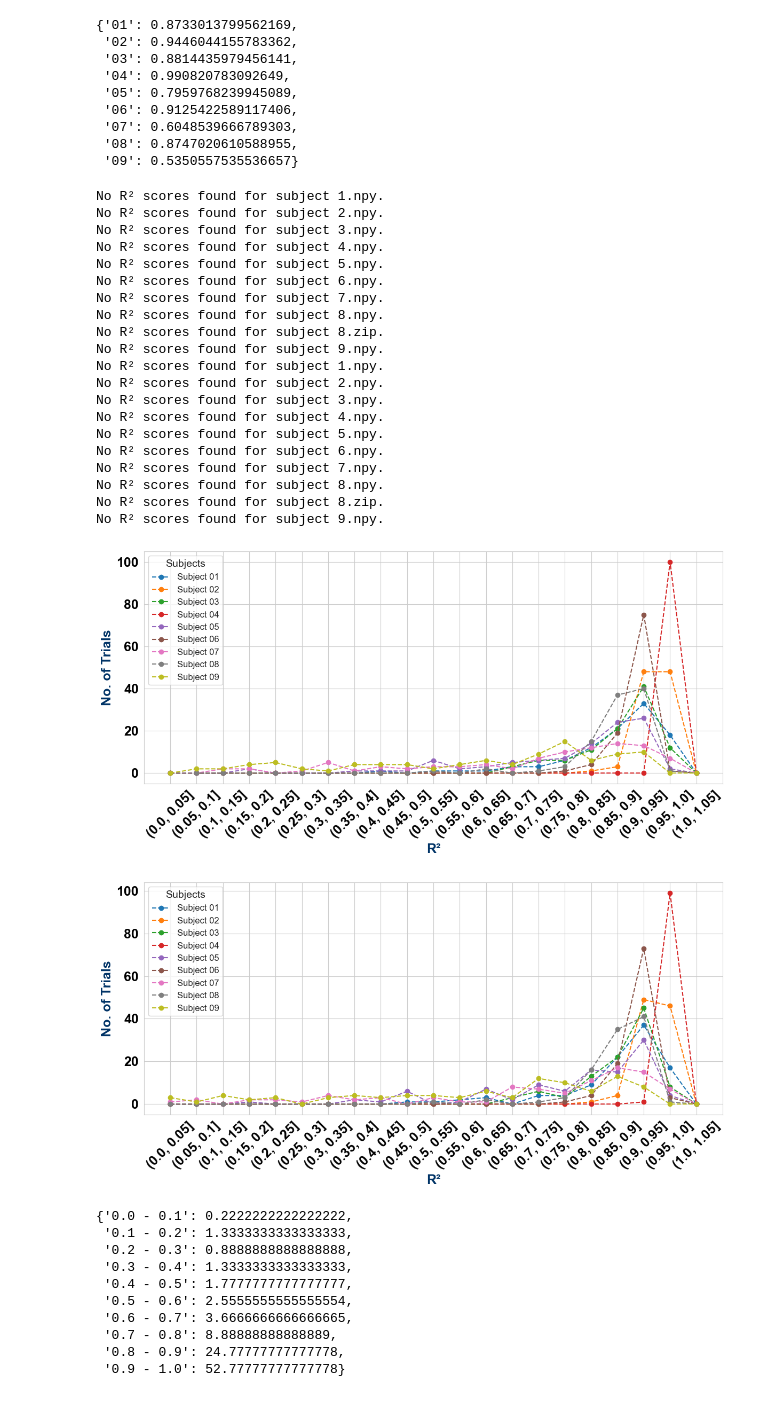
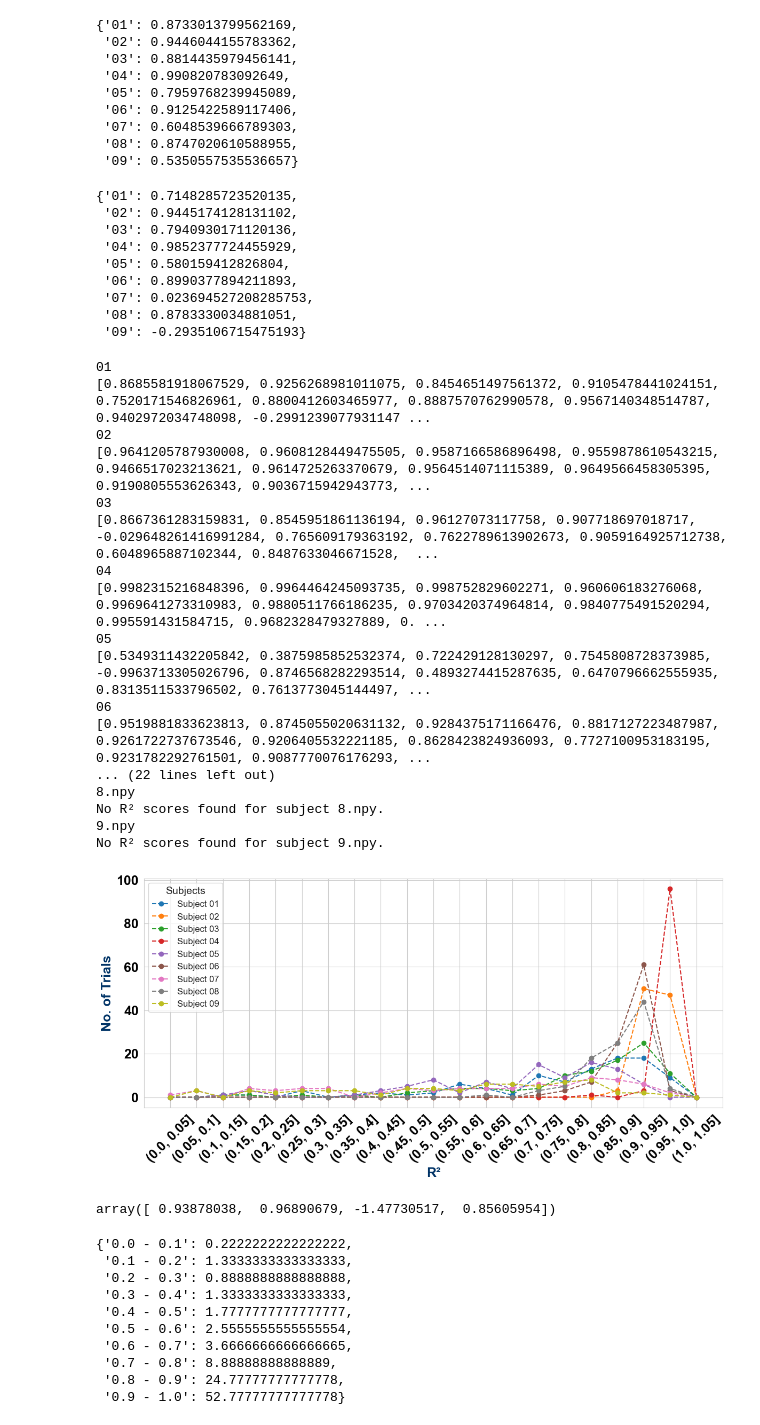
Before and after one commit to owaismujtaba/llm_brain_representations, a Jupyter notebook: test.ipynb, the cells around one changed output. Drawn from its saved outputs; the diff is of its cells as text; code cells hidden in the pictures.

```diff
--- a/test.ipynb
+++ b/test.ipynb
@@ -297,6 +309,18 @@ fast
  '07': 0.6048539666789303,
  '08': 0.8747020610588955,
  '09': 0.5350557535536657}
+# %%
+wav
+# %% [output]
+{'01': 0.7148285723520135,
+ '02': 0.9445174128131102,
+ '03': 0.7940930171120136,
+ '04': 0.9852377724455929,
+ '05': 0.580159412826804,
+ '06': 0.8990377894211893,
+ '07': 0.023694527208285753,
+ '08': 0.8783330034881051,
+ '09': -0.2935106715475193}
 # %%
 import os
 import numpy as np
@@ -381,31 +406,32 @@ def plot_r2_vs_trials_all_subjects_in_bins(model):
     filename = Path(destination_dir, f'{model}_r2_vs_#trials.pdf')
     plt.savefig(filename, dpi=800, format='pdf', bbox_inches="tight")
 # %%
-ax1= plot_r2_vs_trials_all_subjects_in_bins(model='ElasticNet_ChatGPT')
-ax2 = plot_r2_vs_trials_all_subjects_in_bins(model='ElasticNet_FastText')
+#ax1= plot_r2_vs_trials_all_subjects_in_bins(model='ElasticNet_ChatGPT')
+#ax2 = plot_r2_vs_trials_all_subjects_in_bins(model='ElasticNet_FastText')
+ax3= plot_r2_vs_trials_all_subjects_in_bins(model='ElasticNet_Wav2Vec')
 # %% [output]
-No R² scores found for subject 1.npy.
-No R² scores found for subject 2.npy.
-No R² scores found for subject 3.npy.
-No R² scores found for subject 4.npy.
-No R² scores found for subject 5.npy.
-No R² scores found for subject 6.npy.
-No R² scores found for subject 7.npy.
+01
+[0.8685581918067529, 0.9256268981011075, 0.8454651497561372, 0.9105478441024151, 0.7520171546826961, 0.8800412603465977, 0.8887570762990578, 0.9567140348514787, 0.9402972034748098, -0.2991239077931147 ...
+02
+[0.9641205787930008, 0.9608128449475505, 0.9587166586896498, 0.9559878610543215, 0.9466517023213621, 0.9614725263370679, 0.9564514071115389, 0.9649566458305395, 0.9190805553626343, 0.9036715942943773, ...
+03
+[0.8667361283159831, 0.8545951861136194, 0.96127073117758, 0.907718697018717, -0.029648261416991284, 0.765609179363192, 0.7622789613902673, 0.9059164925712738, 0.6048965887102344, 0.8487633046671528,  ...
+04
+[0.9982315216848396, 0.9964464245093735, 0.998752829602271, 0.960606183276068, 0.9969641273310983, 0.9880511766186235, 0.9703420374964814, 0.9840775491520294, 0.995591431584715, 0.9682328479327889, 0. ...
+05
+[0.5349311432205842, 0.3875985852532374, 0.722429128130297, 0.7545808728373985, -0.9963713305026796, 0.8746568282293514, 0.4893274415287635, 0.6470796662555935, 0.8313511533796502, 0.7613773045144497, ...
+06
+[0.9519881833623813, 0.8745055020631132, 0.9284375171166476, 0.8817127223487987, 0.9261722737673546, 0.9206405532221185, 0.8628423824936093, 0.7727100953183195, 0.9231782292761501, 0.9087770076176293, ...
+... (22 lines left out)
+8.npy
 No R² scores found for subject 8.npy.
-No R² scores found for subject 8.zip.
+9.npy
 No R² scores found for subject 9.npy.
-No R² scores found for subject 1.npy.
-No R² scores found for subject 2.npy.
-No R² scores found for subject 3.npy.
-No R² scores found for subject 4.npy.
-No R² scores found for subject 5.npy.
-No R² scores found for subject 6.npy.
-No R² scores found for subject 7.npy.
-No R² scores found for subject 8.npy.
-No R² scores found for subject 8.zip.
-No R² scores found for subject 9.npy.
-[figure, old version]
+[figure, new version]
-[figure, removed]
+# %%
+np.load(r'Trained\09\Mapping\ElasticNet_Wav2Vec\Fold_0_metrics.npy')
+# %% [output]
+array([ 0.93878038,  0.96890679, -1.47730517,  0.85605954])
 # %%
 def count_trials_by_r2_range(r2_values):
     bins = np.arange(0, 1.1, 0.1)
```
Also changed, not shown: parts of 4 cells of this notebook, 3 other files.
